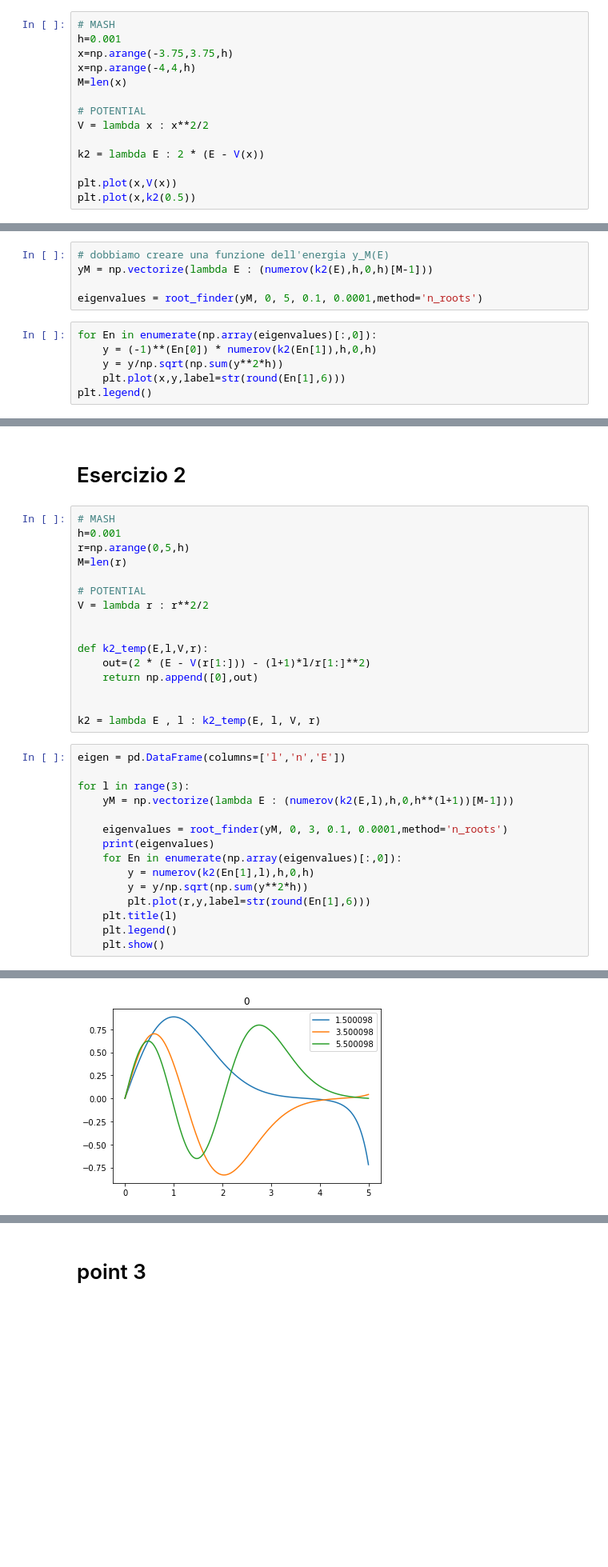
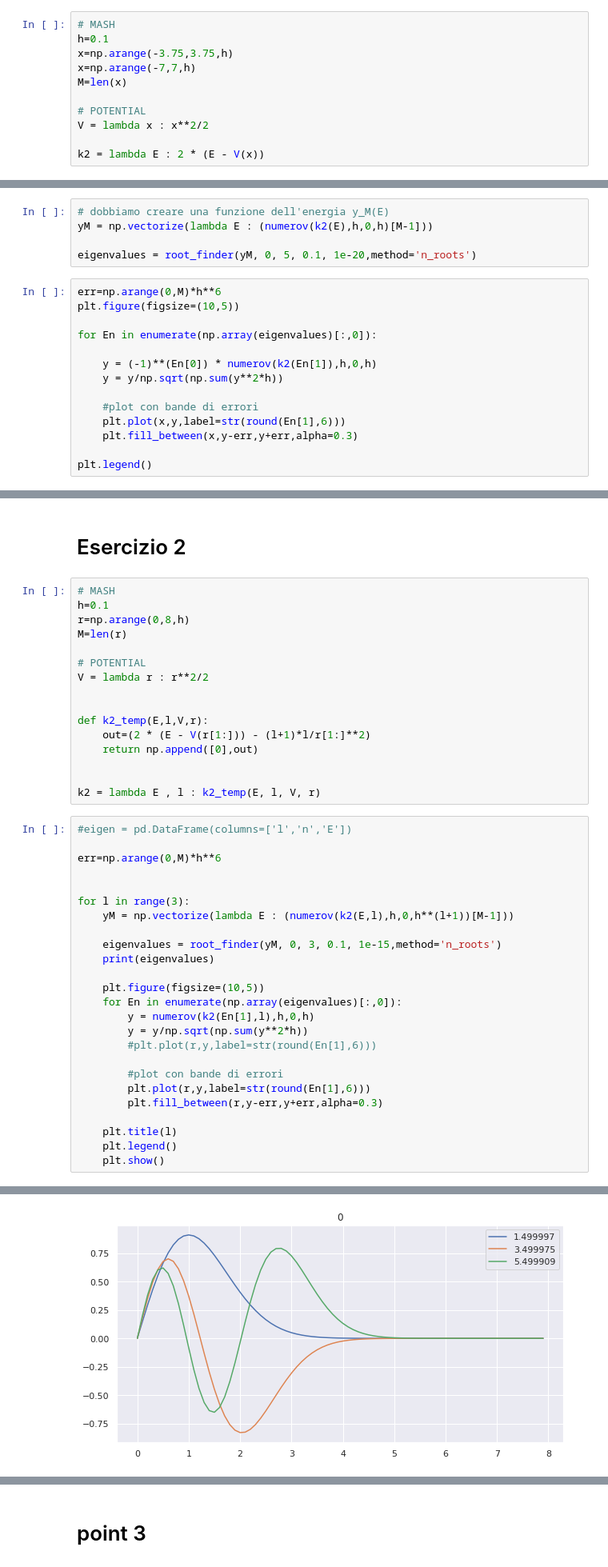
Before and after one commit to MauroMarcon/Computational_physics, a Jupyter notebook: first_exercise/code_examples.ipynb, the cells around one changed output, grey strips where cells are left out. Shown at 80% size. Drawn from its saved outputs; the diff is of its cells as text; blank space fills up the shorter version.

```diff
--- a/first_exercise/code_examples.ipynb
+++ b/first_exercise/code_examples.ipynb
@@ -117,15 +114,12 @@ def root_finder(f, begin, end_or_n_roots, step, tol, method='n_roots' ):
 # Esercizio punto 1
 # %%
 # MASH
-h=0.001
+h=0.1
 x=np.arange(-3.75,3.75,h)
-x=np.arange(-4,4,h)
+x=np.arange(-7,7,h)
 M=len(x)
 
 # POTENTIAL
 V = lambda x : x**2/2
 
 k2 = lambda E : 2 * (E - V(x))
-
-plt.plot(x,V(x))
-plt.plot(x,k2(0.5))
@@ -136,12 +127,20 @@ plt.plot(x,k2(0.5))
 # dobbiamo creare una funzione dell'energia y_M(E)
 yM = np.vectorize(lambda E : (numerov(k2(E),h,0,h)[M-1]))
 
-eigenvalues = root_finder(yM, 0, 5, 0.1, 0.0001,method='n_roots')
+eigenvalues = root_finder(yM, 0, 5, 0.1, 1e-20,method='n_roots')
 # %%
+err=np.arange(0,M)*h**6
+plt.figure(figsize=(10,5))
+
 for En in enumerate(np.array(eigenvalues)[:,0]):
+
     y = (-1)**(En[0]) * numerov(k2(En[1]),h,0,h)
     y = y/np.sqrt(np.sum(y**2*h))
+
+    #plot con bande di errori
     plt.plot(x,y,label=str(round(En[1],6)))
+    plt.fill_between(x,y-err,y+err,alpha=0.3)
+
 plt.legend()
 # %% [output]
 <matplotlib.legend.Legend at 0x...>
@@ -150,8 +149,8 @@ plt.legend()
 # Esercizio 2
 # %%
 # MASH
-h=0.001
-r=np.arange(0,5,h)
+h=0.1
+r=np.arange(0,8,h)
 M=len(r)
 
 # POTENTIAL
@@ -165,17 +164,27 @@ def k2_temp(E,l,V,r):
 
 k2 = lambda E , l : k2_temp(E, l, V, r)
 # %%
-eigen = pd.DataFrame(columns=['l','n','E'])
+#eigen = pd.DataFrame(columns=['l','n','E'])
+
+err=np.arange(0,M)*h**6
+
 
 for l in range(3):
     yM = np.vectorize(lambda E : (numerov(k2(E,l),h,0,h**(l+1))[M-1]))
 
-    eigenvalues = root_finder(yM, 0, 3, 0.1, 0.0001,method='n_roots')
+    eigenvalues = root_finder(yM, 0, 3, 0.1, 1e-15,method='n_roots')
     print(eigenvalues)
+
+    plt.figure(figsize=(10,5))
     for En in enumerate(np.array(eigenvalues)[:,0]):
         y = numerov(k2(En[1],l),h,0,h)
         y = y/np.sqrt(np.sum(y**2*h))
+        #plt.plot(r,y,label=str(round(En[1],6)))
+
+        #plot con bande di errori
         plt.plot(r,y,label=str(round(En[1],6)))
+        plt.fill_between(r,y-err,y+err,alpha=0.3)
+
     plt.title(l)
     plt.legend()
     plt.show()
@@ -184 +193 @@ for l in range(3):
-[figure, old version]
+[figure, new version]
```
Also changed, not shown: parts of 5 cells of this notebook.
